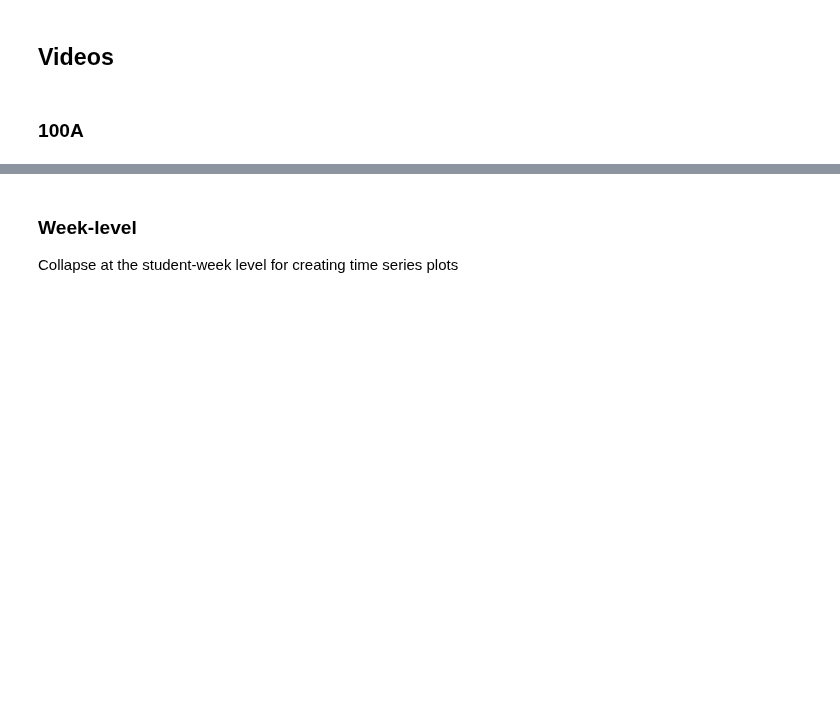
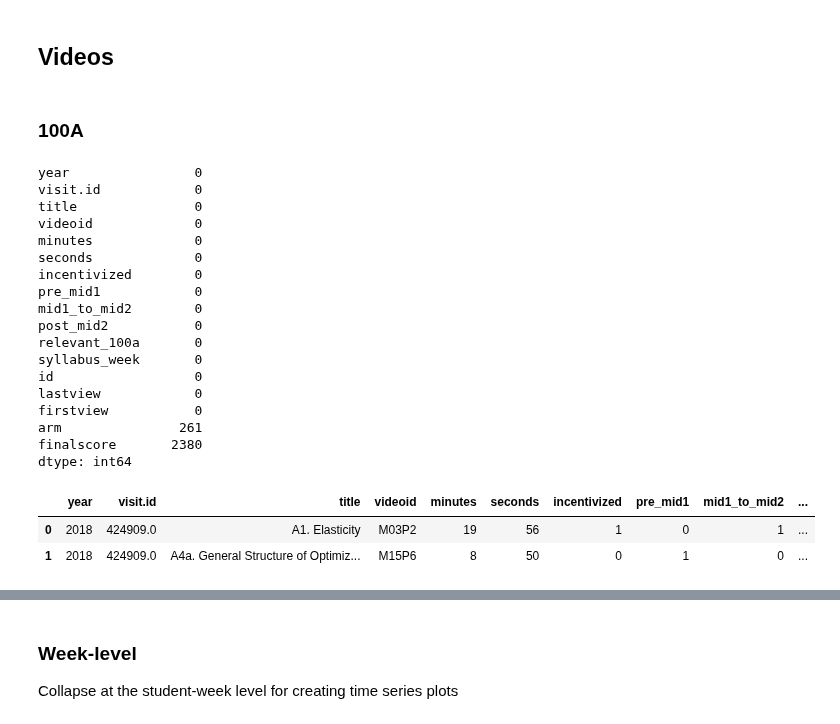
Before and after one commit to zagoodman/microeconomics_videos, a Jupyter notebook: jupyter/assemble_data.ipynb, the cells around one changed output, grey strips where cells are left out. Drawn from its saved outputs; the diff is of its cells as text; code cells hidden in the pictures; blank space fills up the shorter version.

```diff
--- a/jupyter/assemble_data.ipynb
+++ b/jupyter/assemble_data.ipynb
@@ -216,32 +299,54 @@ df.to_csv("../data/generated/id-year_level_data.csv", index=False)
 # %%
 dfv = pd.read_csv('../data/raw/DeID_video-level_data.csv')
 dfv = dfv.loc[dfv.videoid.notnull()]
 dfv.loc[dfv.syllabus_week.isnull(), 'syllabus_week'] = -1
 
 # int columns
 for v in dfv.columns[7:-1]:
     dfv[v] = dfv[v].apply(lambda x: int(x))
 
 # date columns
 dfv['lastview'] = pd.to_datetime(dfv['last.view'])
 dfv['firstview'] = pd.to_datetime(dfv['first.view'])
 
 # unnecessary cols
-dfv.drop(['first.view', 'last.view', 'videocode', 'length_mins'], 1, inplace=True)
+dfv.drop(['first.view', 'last.view', 'videocode', 'length_mins'], axis=1, inplace=True)
 
 # get treatment status
 df = pd.read_csv("../data/generated/id-year_level_data.csv")
 df['arm'] = df.toberandomized + df.treated
 df = df[['id', 'year', 'arm', 'finalscore']]
 # display(df.head())
 
 # rename 'DeID' to 'id' in dfv, then merge treatment status
 dfv.rename(columns={'DeID': 'id'}, inplace=True)
 dfv = dfv.merge(df, on=['id', 'year'], how='left')
 # dfv.head()
 
 print(dfv.isnull().sum())
 dfv.head(2)
+# %% [output]
+year                0
+visit.id            0
+title               0
+videoid             0
+minutes             0
+seconds             0
+incentivized        0
+pre_mid1            0
+mid1_to_mid2        0
+post_mid2           0
+relevant_100a       0
+syllabus_week       0
+id                  0
+lastview            0
+firstview           0
+arm               261
+finalscore       2380
+dtype: int64
+|  | year | visit.id | title | videoid | minutes | seconds | incentivized | pre_mid1 | mid1_to_mid2 | ... |
+| 0 | 2018 | 424909.0 | A1. Elasticity | M03P2 | 19 | 56 | 1 | 0 | 1 | ... |
+| 1 | 2018 | 424909.0 | A4a. General Structure of Optimiz... | M15P6 | 8 | 50 | 0 | 1 | 0 | ... |
 # %%
 # Explore
 
```
Also changed, not shown: parts of 21 cells of this notebook, 16 other files.
